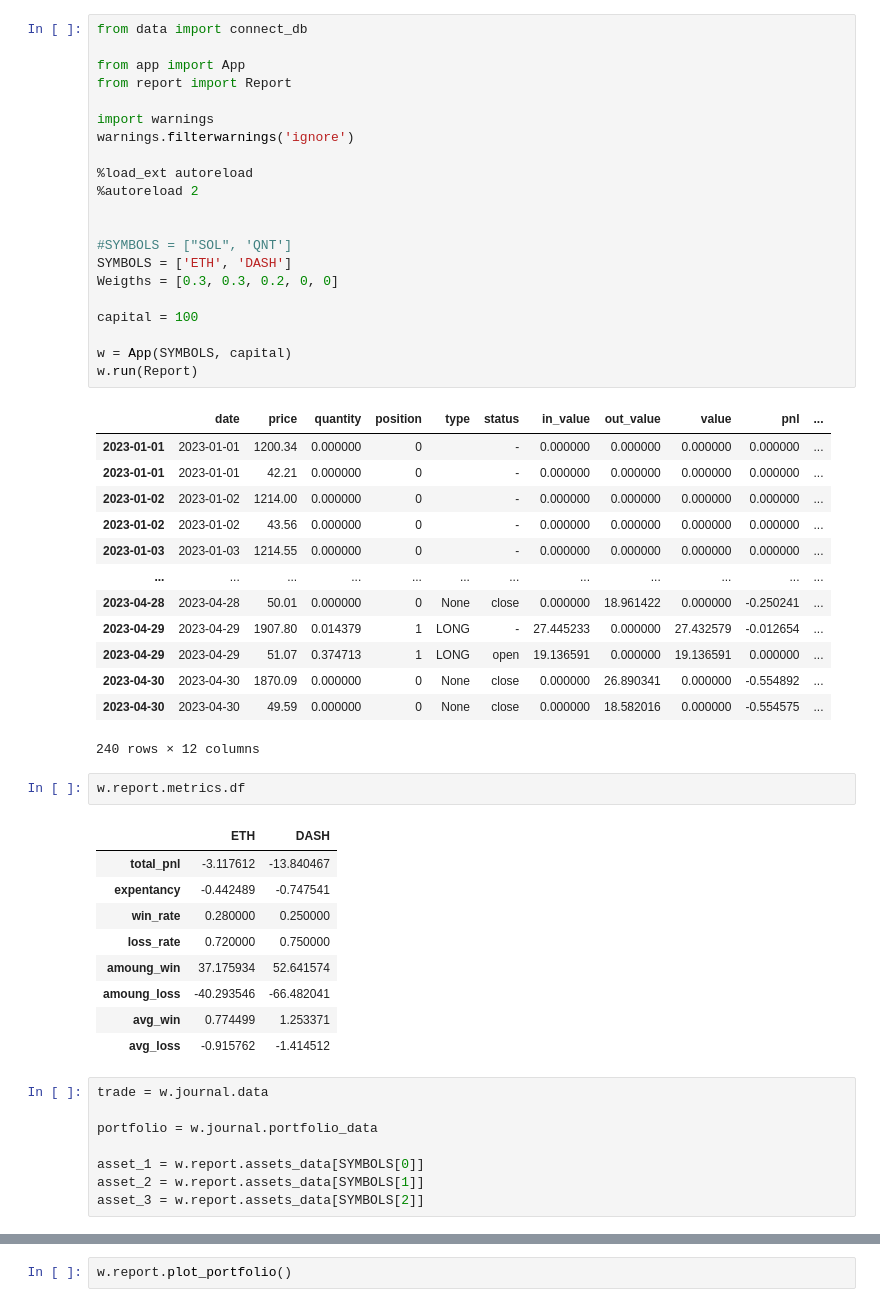
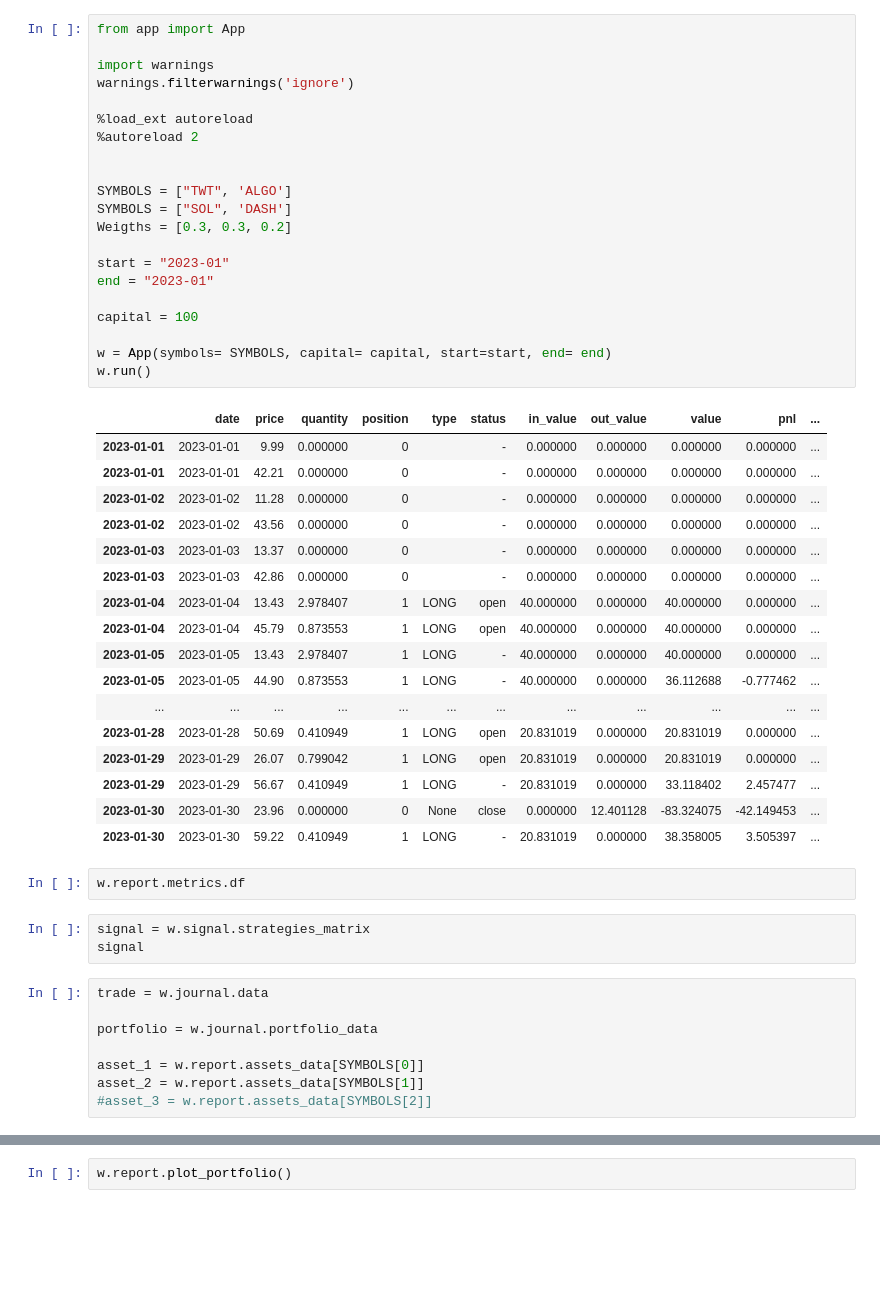
Before and after one commit to cedTrad/WcedSim, a Jupyter notebook: lab.ipynb, the cells around one changed output, grey strips where cells are left out. Saved outputs shown, nothing was run; the diff lists cells and outputs as text; blank space fills up the shorter version.

```diff
--- a/lab.ipynb
+++ b/lab.ipynb
@@ -1,50 +1,47 @@
 # %%
-from data import connect_db
-
 from app import App
-from report import Report
 
 import warnings
 warnings.filterwarnings('ignore')
 
 %load_ext autoreload
 %autoreload 2
 
 
-#SYMBOLS = ["SOL", 'QNT']
-SYMBOLS = ['ETH', 'DASH']
-Weigths = [0.3, 0.3, 0.2, 0, 0]
+SYMBOLS = ["TWT", 'ALGO']
+SYMBOLS = ["SOL", 'DASH']
+Weigths = [0.3, 0.3, 0.2]
+
+start = "2023-01"
+end = "2023-01"
 
 capital = 100
 
-w = App(SYMBOLS, capital)
-w.run(Report)
+w = App(symbols= SYMBOLS, capital= capital, start=start, end= end)
+w.run()
 # %% [output]
 |  | date | price | quantity | position | type | status | in_value | out_value | value | pnl | ... |
-| 2023-01-01 | 2023-01-01 | 1200.34 | 0.000000 | 0 |  | - | 0.000000 | 0.000000 | 0.000000 | 0.000000 | ... |
+| 2023-01-01 | 2023-01-01 | 9.99 | 0.000000 | 0 |  | - | 0.000000 | 0.000000 | 0.000000 | 0.000000 | ... |
 | 2023-01-01 | 2023-01-01 | 42.21 | 0.000000 | 0 |  | - | 0.000000 | 0.000000 | 0.000000 | 0.000000 | ... |
-| 2023-01-02 | 2023-01-02 | 1214.00 | 0.000000 | 0 |  | - | 0.000000 | 0.000000 | 0.000000 | 0.000000 | ... |
+| 2023-01-02 | 2023-01-02 | 11.28 | 0.000000 | 0 |  | - | 0.000000 | 0.000000 | 0.000000 | 0.000000 | ... |
 | 2023-01-02 | 2023-01-02 | 43.56 | 0.000000 | 0 |  | - | 0.000000 | 0.000000 | 0.000000 | 0.000000 | ... |
-| 2023-01-03 | 2023-01-03 | 1214.55 | 0.000000 | 0 |  | - | 0.000000 | 0.000000 | 0.000000 | 0.000000 | ... |
+| 2023-01-03 | 2023-01-03 | 13.37 | 0.000000 | 0 |  | - | 0.000000 | 0.000000 | 0.000000 | 0.000000 | ... |
+| 2023-01-03 | 2023-01-03 | 42.86 | 0.000000 | 0 |  | - | 0.000000 | 0.000000 | 0.000000 | 0.000000 | ... |
+| 2023-01-04 | 2023-01-04 | 13.43 | 2.978407 | 1 | LONG | open | 40.000000 | 0.000000 | 40.000000 | 0.000000 | ... |
+| 2023-01-04 | 2023-01-04 | 45.79 | 0.873553 | 1 | LONG | open | 40.000000 | 0.000000 | 40.000000 | 0.000000 | ... |
+| 2023-01-05 | 2023-01-05 | 13.43 | 2.978407 | 1 | LONG | - | 40.000000 | 0.000000 | 40.000000 | 0.000000 | ... |
+| 2023-01-05 | 2023-01-05 | 44.90 | 0.873553 | 1 | LONG | - | 40.000000 | 0.000000 | 36.112688 | -0.777462 | ... |
 | ... | ... | ... | ... | ... | ... | ... | ... | ... | ... | ... | ... |
-| 2023-04-28 | 2023-04-28 | 50.01 | 0.000000 | 0 | None | close | 0.000000 | 18.961422 | 0.000000 | -0.250241 | ... |
-| 2023-04-29 | 2023-04-29 | 1907.80 | 0.014379 | 1 | LONG | - | 27.445233 | 0.000000 | 27.432579 | -0.012654 | ... |
-| 2023-04-29 | 2023-04-29 | 51.07 | 0.374713 | 1 | LONG | open | 19.136591 | 0.000000 | 19.136591 | 0.000000 | ... |
-| 2023-04-30 | 2023-04-30 | 1870.09 | 0.000000 | 0 | None | close | 0.000000 | 26.890341 | 0.000000 | -0.554892 | ... |
-| 2023-04-30 | 2023-04-30 | 49.59 | 0.000000 | 0 | None | close | 0.000000 | 18.582016 | 0.000000 | -0.554575 | ... |
+| 2023-01-28 | 2023-01-28 | 50.69 | 0.410949 | 1 | LONG | open | 20.831019 | 0.000000 | 20.831019 | 0.000000 | ... |
+| 2023-01-29 | 2023-01-29 | 26.07 | 0.799042 | 1 | LONG | open | 20.831019 | 0.000000 | 20.831019 | 0.000000 | ... |
+| 2023-01-29 | 2023-01-29 | 56.67 | 0.410949 | 1 | LONG | - | 20.831019 | 0.000000 | 33.118402 | 2.457477 | ... |
+| 2023-01-30 | 2023-01-30 | 23.96 | 0.000000 | 0 | None | close | 0.000000 | 12.401128 | -83.324075 | -42.149453 | ... |
+| 2023-01-30 | 2023-01-30 | 59.22 | 0.410949 | 1 | LONG | - | 20.831019 | 0.000000 | 38.358005 | 3.505397 | ... |
-240 rows × 12 columns
 # %%
 w.report.metrics.df
-# %% [output]
-|  | ETH | DASH |
-| total_pnl | -3.117612 | -13.840467 |
-| expentancy | -0.442489 | -0.747541 |
-| win_rate | 0.280000 | 0.250000 |
-| loss_rate | 0.720000 | 0.750000 |
-| amoung_win | 37.175934 | 52.641574 |
-| amoung_loss | -40.293546 | -66.482041 |
-| avg_win | 0.774499 | 1.253371 |
-| avg_loss | -0.915762 | -1.414512 |
+# %%
+signal = w.signal.strategies_matrix
+signal
 # %%
 trade = w.journal.data
 
@@ -52,4 +49,4 @@ portfolio = w.journal.portfolio_data
 
 asset_1 = w.report.assets_data[SYMBOLS[0]]
 asset_2 = w.report.assets_data[SYMBOLS[1]]
-asset_3 = w.report.assets_data[SYMBOLS[2]]
+#asset_3 = w.report.assets_data[SYMBOLS[2]]
```
Also changed, not shown: parts of 24 cells of this notebook, 23 other files.
